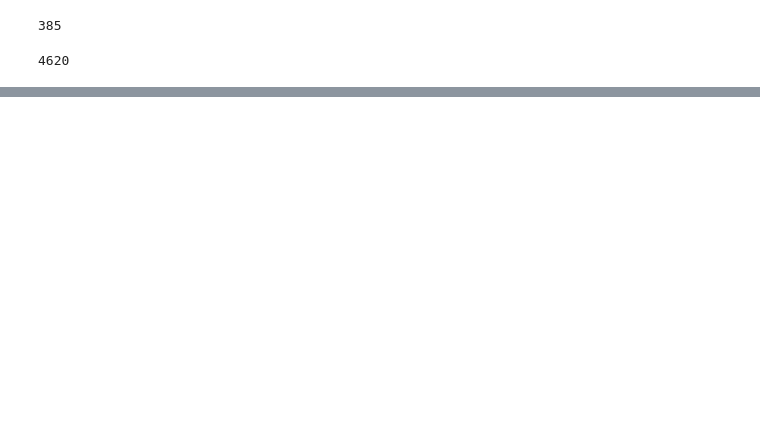
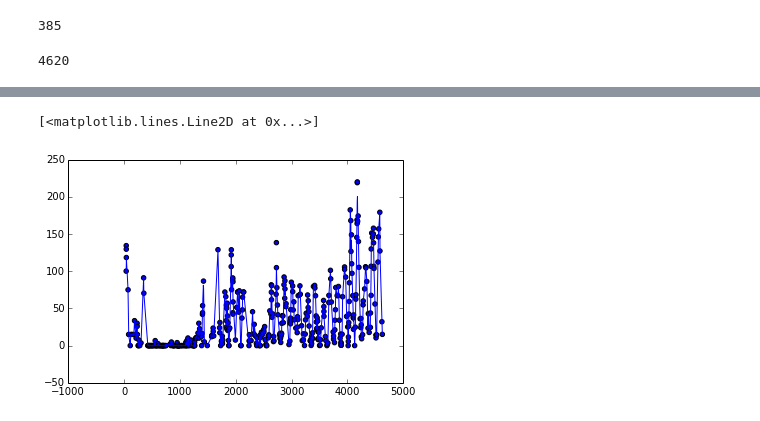
Before and after one commit to Nagudelo/Hausaufgabe-5, a Jupyter notebook: practice.ipynb, the cells around one changed output, grey strips where cells are left out. Drawn from its saved outputs; the diff is of its cells as text; code cells hidden in the pictures; blank space fills up the shorter version.

```diff
--- a/practice.ipynb
+++ b/practice.ipynb
@@ -56,0 +77,6 @@ array([  0.,   1.,   0., ...,  31.,  30.,  31.])
+# %%
+scatter(meses, datos)
+plot(n,interp1(n))
+# %% [output]
+[<matplotlib.lines.Line2D at 0x...>]
+[figure, added]
```
Also changed, not shown: parts of 25 cells of this notebook.
